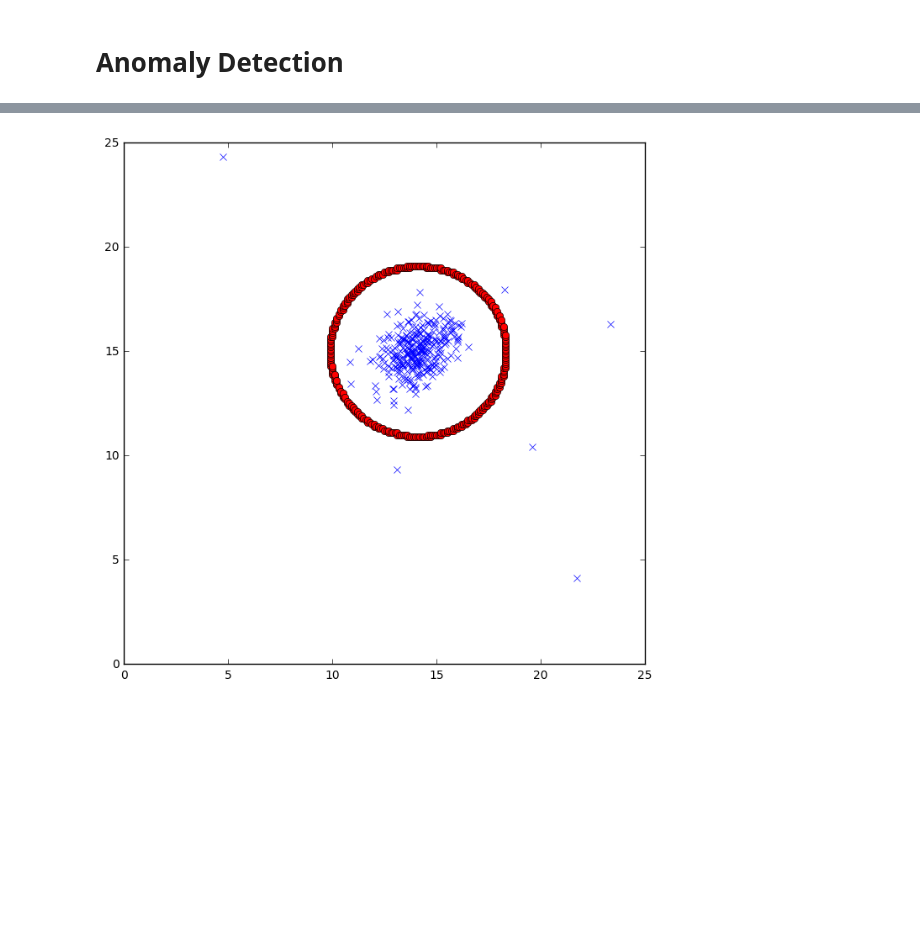
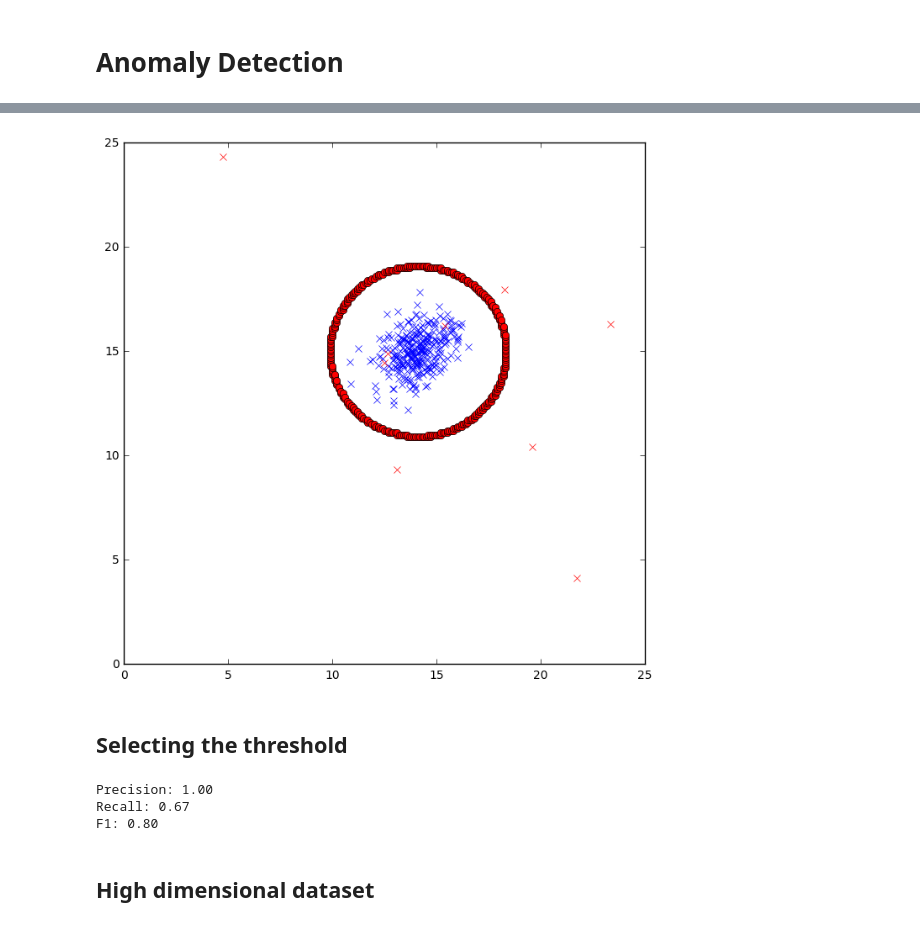
Before and after one commit to shuyangsun/anomaly_detection, a Jupyter notebook: anomaly_detection.ipynb, the cells around one changed output, grey strips where cells are left out. Drawn from its saved outputs; the diff is of its cells as text; code cells hidden in the pictures; blank space fills up the shorter version.

Commit message:
Finished implementation of high dimensional data anomaly detection

```diff
--- a/anomaly_detection.ipynb
+++ b/anomaly_detection.ipynb
@@ -23,6 +23,9 @@ def gaussian_distribution(X, mean, variance):
 # %%
 ex8data1 = scipy.io.loadmat('data/ex8data1.mat')
 X = ex8data1['X']
+y = ex8data1['yval']
+normal_samples = X[np.where(y.flatten()==0)]
+anomaly_samples = X[np.where(y.flatten()==1)]
 # %%
 mean, variance = get_mean_and_variance(X)
 # %%
@@ -48,7 +51,10 @@ for i in range(np.size(res, axis=0)):
 # %%
 plt.figure(figsize=(8, 8))
 plt.plot(xx, yy, 'ro')
-plt.plot(X[:, 0], X[:, 1], 'bx')
+plt.plot(normal_samples[:, 0], normal_samples[:, 1], 'bx')
+plt.plot(anomaly_samples[:, 0], anomaly_samples[:, 1], 'rx')
 plt.show()
 # %% [output]
-[figure, old version]
+[figure, new version]
+# %% [markdown]
+## Selecting the threshold
@@ -54,0 +71,10 @@ plt.show()
+# %%
+print('Precision: {0:.2f}'.format(precision))
+print('Recall: {0:.2f}'.format(recall))
+print('F1: {0:.2f}'.format(f1_score))
+# %% [output]
+Precision: 1.00
+Recall: 0.67
+F1: 0.80
+# %% [markdown]
+## High dimensional dataset
```
Also changed, not shown: parts of 9 cells of this notebook.
